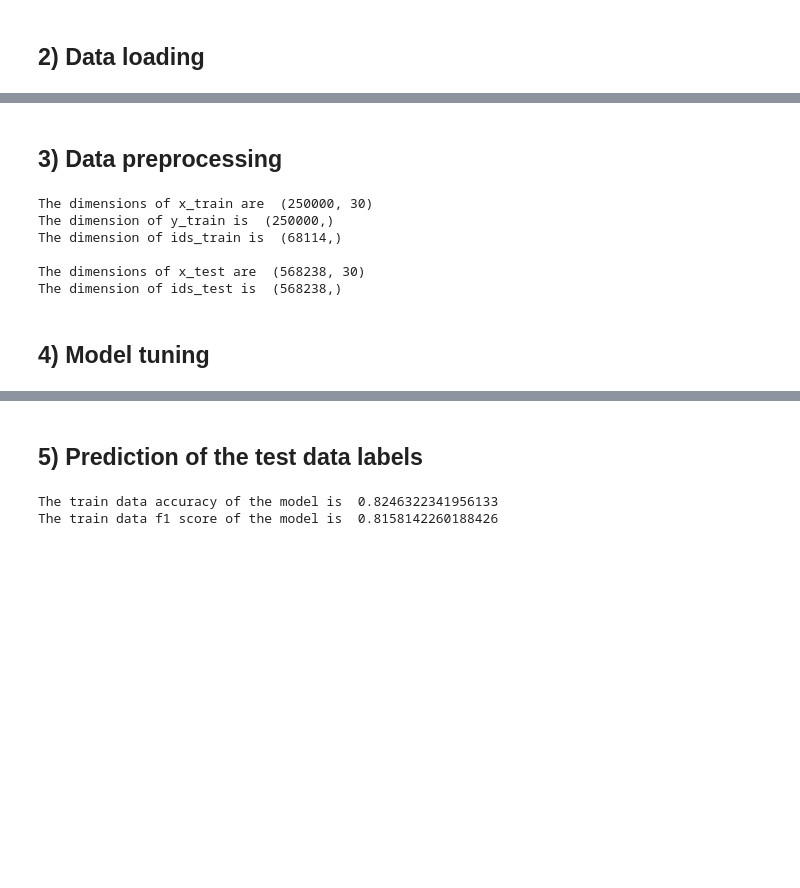
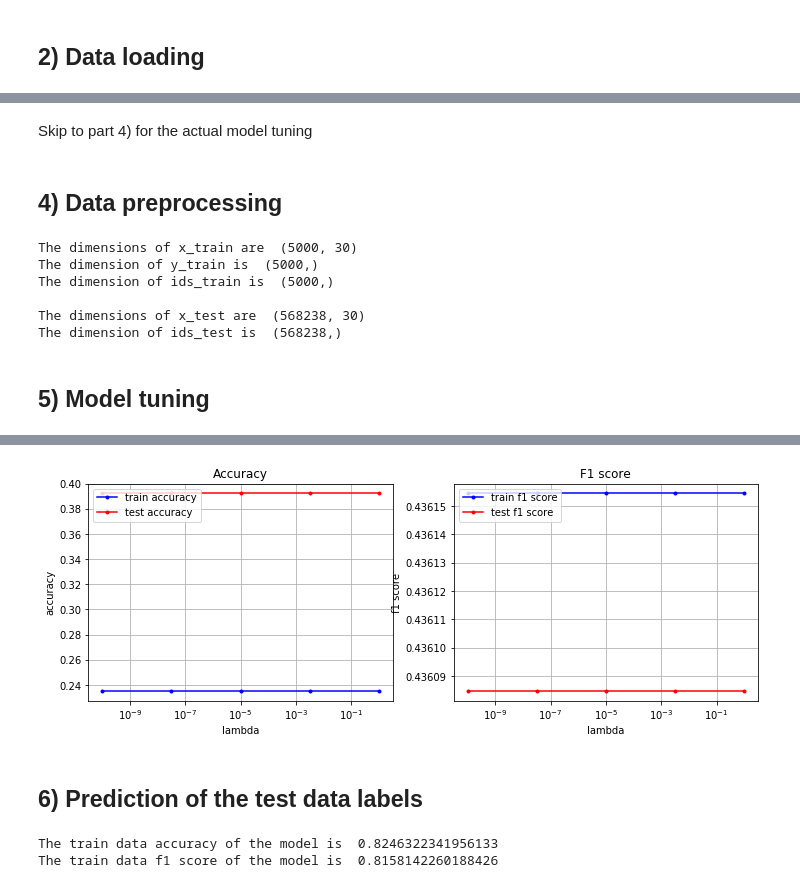
Before and after one commit to emdezla/BossomHigss, a Jupyter notebook: PROJET_1/Scripts/Model_Tuning.ipynb, the cells around one changed output, grey strips where cells are left out. Saved outputs shown, nothing was run; the diff lists cells and outputs as text; code cells hidden in the pictures; blank space fills up the shorter version.

```diff
--- a/PROJET_1/Scripts/Model_Tuning.ipynb
+++ b/PROJET_1/Scripts/Model_Tuning.ipynb
@@ -50,22 +26,21 @@ array([[0.13874637, 0.9578856 , 0.76160123, 0.89739508, 0.8193797 ,
 # %% [markdown]
 ## 2) Data loading
 # %%
-DATA_TRAIN_PATH = '../data/train.csv' # TODO: download train data and supply path here
-DATA_TEST_PATH = '../data/test.csv' # TODO: download train data and supply path here
+DATA_TRAIN_PATH = '../Data/train.csv' # TODO: download train data and supply path here
+DATA_TEST_PATH = '../Data/test.csv' # TODO: download train data and supply path here
 
-y_train_raw, x_train_raw, ids_train = load_csv_data(DATA_TRAIN_PATH,sub_sample=False)
-_, x_test_raw, ids_test = load_csv_data(DATA_TEST_PATH)
+y_train_raw, x_train_raw, ids_train_raw = load_csv_data(DATA_TRAIN_PATH,sub_sample=True)
+_, x_test_raw, ids_test_raw = load_csv_data(DATA_TEST_PATH)
 # %%
 y_train = np.copy(y_train_raw)
 x_train = np.copy(x_train_raw)
+ids_train = np.copy(ids_train_raw)
 x_test = np.copy(x_test_raw)
+ids_test = np.copy(ids_test_raw)
 
 print("The dimensions of x_train are ",x_train.shape)
 print("The dimension of y_train is ",y_train.shape)
 print("The dimension of ids_train is ",ids_train.shape, "\n")
 print("The dimensions of x_test are ",x_test.shape)
 print("The dimension of ids_test is ",ids_test.shape)
-
-meaningfull_ind=(x_train!=-999).all(1)
-print(meaningfull_ind)
 # %% [output]
@@ -78,0 +55,2 @@ The dimension of ids_test is  (568238,)
+# %% [markdown]
+Skip to part 4) for the actual model tuning
@@ -79,9 +133,8 @@ The dimension of ids_test is  (568238,)
 # %% [markdown]
-## 3) Data preprocessing
+## 4) Data preprocessing
 # %%
-y_train, x_train, ids_train = data_preprocessing(y_train, x_train, ids_train,"discard")
-_, x_test, ids_test = data_preprocessing(_, x_test, ids_test,"zero")
-
+y_train, x_train, ids_train = data_preprocessing(y_train, x_train, ids_train,"mean")
+_, x_test, ids_test = data_preprocessing(_, x_test, ids_test,"mean")
 
 print("The dimensions of x_train are ",x_train.shape)
 print("The dimension of y_train is ",y_train.shape)
@@ -89,19 +142,20 @@ print("The dimension of ids_train is ",ids_train.shape, "\n")
 print("The dimensions of x_test are ",x_test.shape)
 print("The dimension of ids_test is ",ids_test.shape)
 # %% [output]
-The dimensions of x_train are  (250000, 30)
-The dimension of y_train is  (250000,)
-The dimension of ids_train is  (68114,)
+The dimensions of x_train are  (5000, 30)
+The dimension of y_train is  (5000,)
+The dimension of ids_train is  (5000,)
 
 The dimensions of x_test are  (568238, 30)
 The dimension of ids_test is  (568238,)
 # %% [markdown]
-## 4) Model tuning
+## 5) Model tuning
 # %%
-degrees = [8]
-k_fold = 3
-lambdas = np.logspace(-10, -5, 5)
+#degrees = [5,6,7,8,9,10]
+degrees = [4]
+k_fold = 2
+lambdas = np.logspace(-10, 0, 5)
 
 for degree in degrees:
-    cross_validation_demo(y_train, x_train, k_fold, lambdas, degree, 657)
+    cross_validation_demo(y_train, x_train, k_fold, lambdas, degree, seed=154, method="RLR", initial_w=None, max_iters=100000, gamma=1e-30)
 # %% [output]
@@ -109,5 +179,6 @@ KeyboardInterrupt:
+[figure, added]
 # %% [markdown]
-## 5) Prediction of the test data labels
+## 6) Prediction of the test data labels
 # %%
 degree=9
 minusloglambda=2
```
Also changed, not shown: parts of 6 cells of this notebook, 3 other files.
